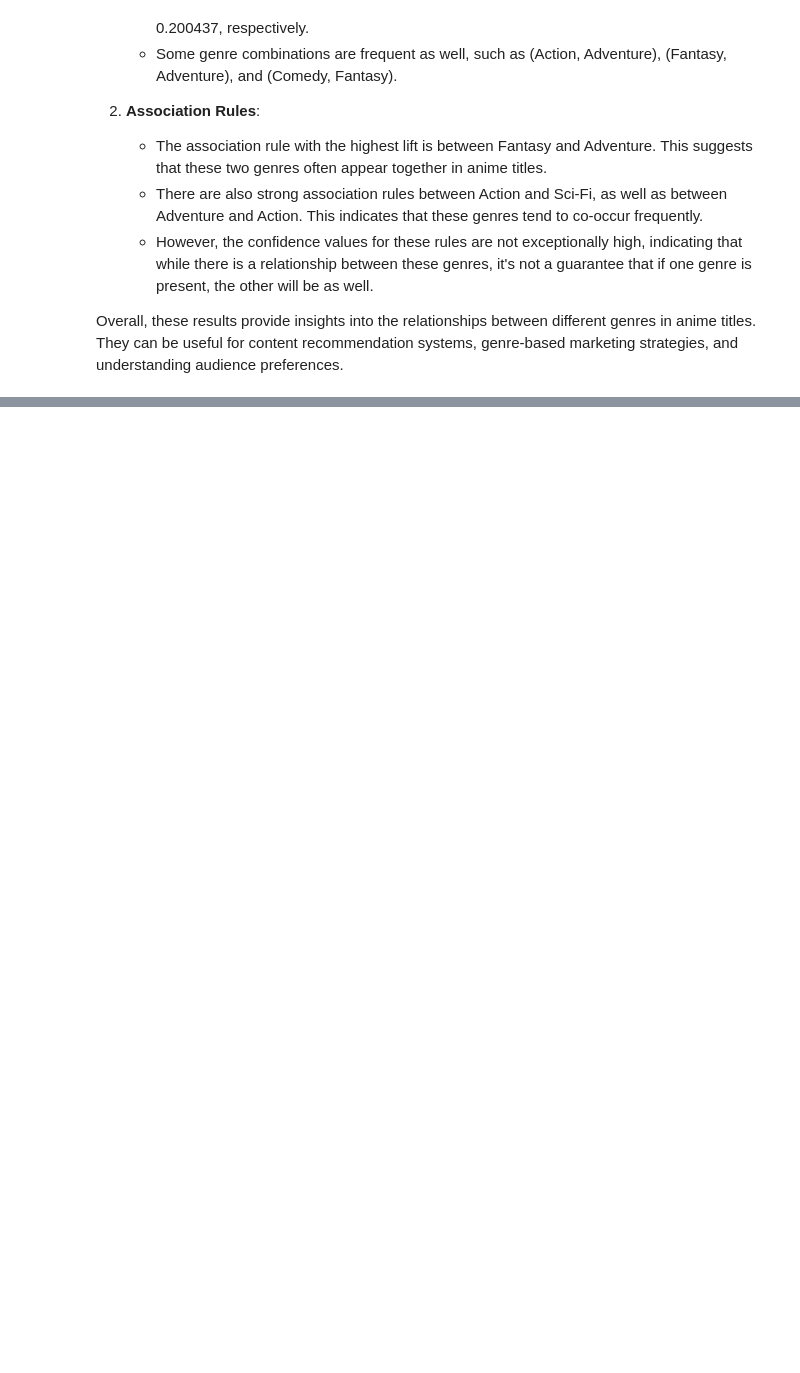
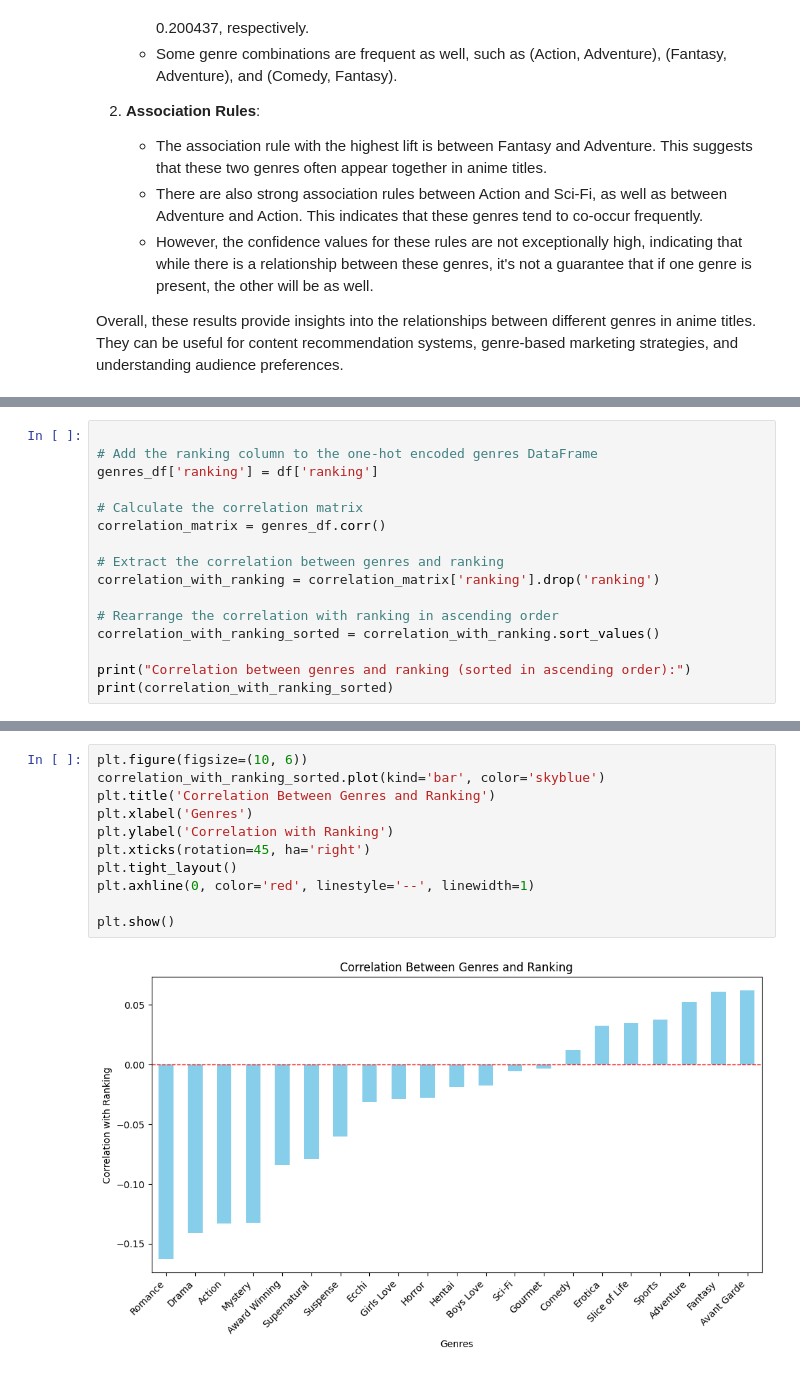
Before and after one commit to Phaneendra-Bottu/Kaggle, a Jupyter notebook: anime-dataset.ipynb, the cells around one changed output, grey strips where cells are left out. Cells and saved outputs as stored; diff of their text form; blank space fills up the shorter version.

```diff
--- a/anime-dataset.ipynb
+++ b/anime-dataset.ipynb
@@ -187,0 +197,16 @@ Overall, these results provide insights into the relationships between different
+# %%
+
+# Add the ranking column to the one-hot encoded genres DataFrame
+genres_df['ranking'] = df['ranking']
+
+# Calculate the correlation matrix
+correlation_matrix = genres_df.corr()
+
+# Extract the correlation between genres and ranking
+correlation_with_ranking = correlation_matrix['ranking'].drop('ranking')
+
+# Rearrange the correlation with ranking in ascending order
+correlation_with_ranking_sorted = correlation_with_ranking.sort_values()
+
+print("Correlation between genres and ranking (sorted in ascending order):")
+print(correlation_with_ranking_sorted)
@@ -187,0 +243,13 @@ Overall, these results provide insights into the relationships between different
+# %%
+plt.figure(figsize=(10, 6))
+correlation_with_ranking_sorted.plot(kind='bar', color='skyblue')
+plt.title('Correlation Between Genres and Ranking')
+plt.xlabel('Genres')
+plt.ylabel('Correlation with Ranking')
+plt.xticks(rotation=45, ha='right')
+plt.tight_layout()
+plt.axhline(0, color='red', linestyle='--', linewidth=1)
+
+plt.show()
+# %% [output]
+[figure, added]
```
Also changed, not shown: parts of 5 cells of this notebook.
